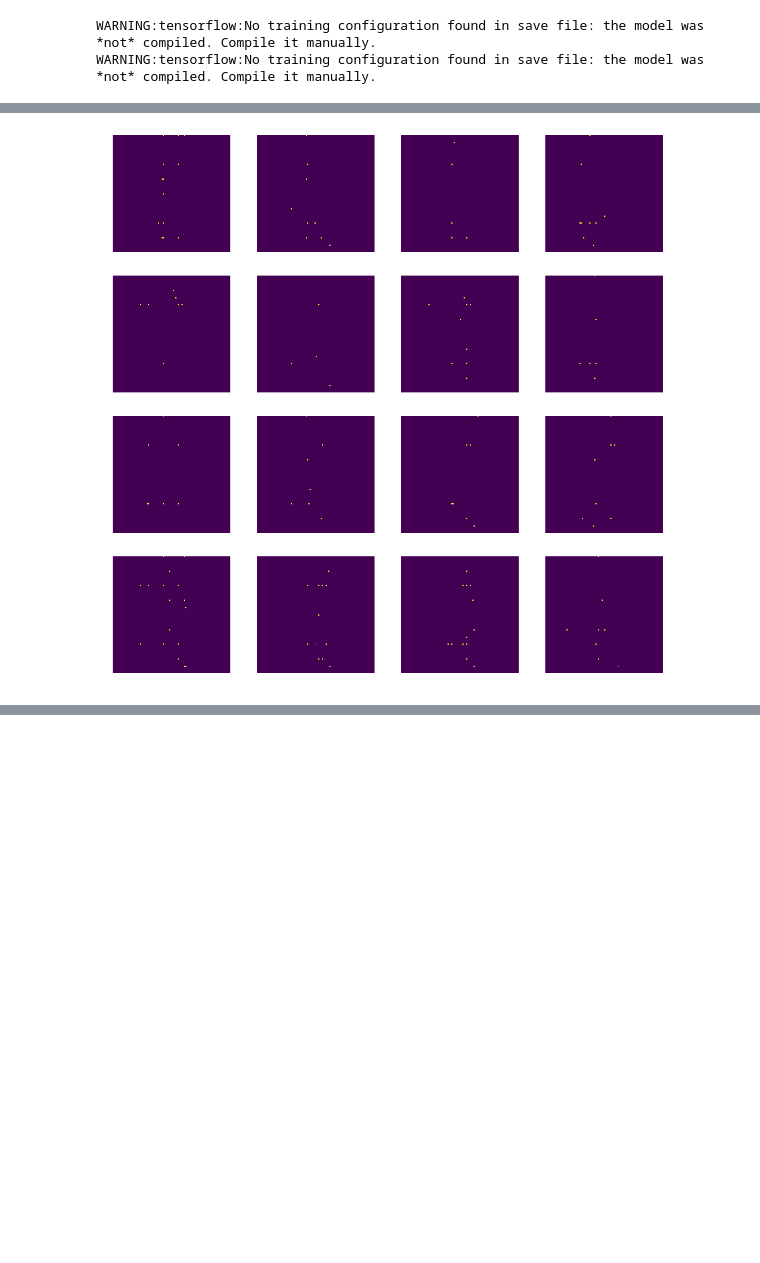
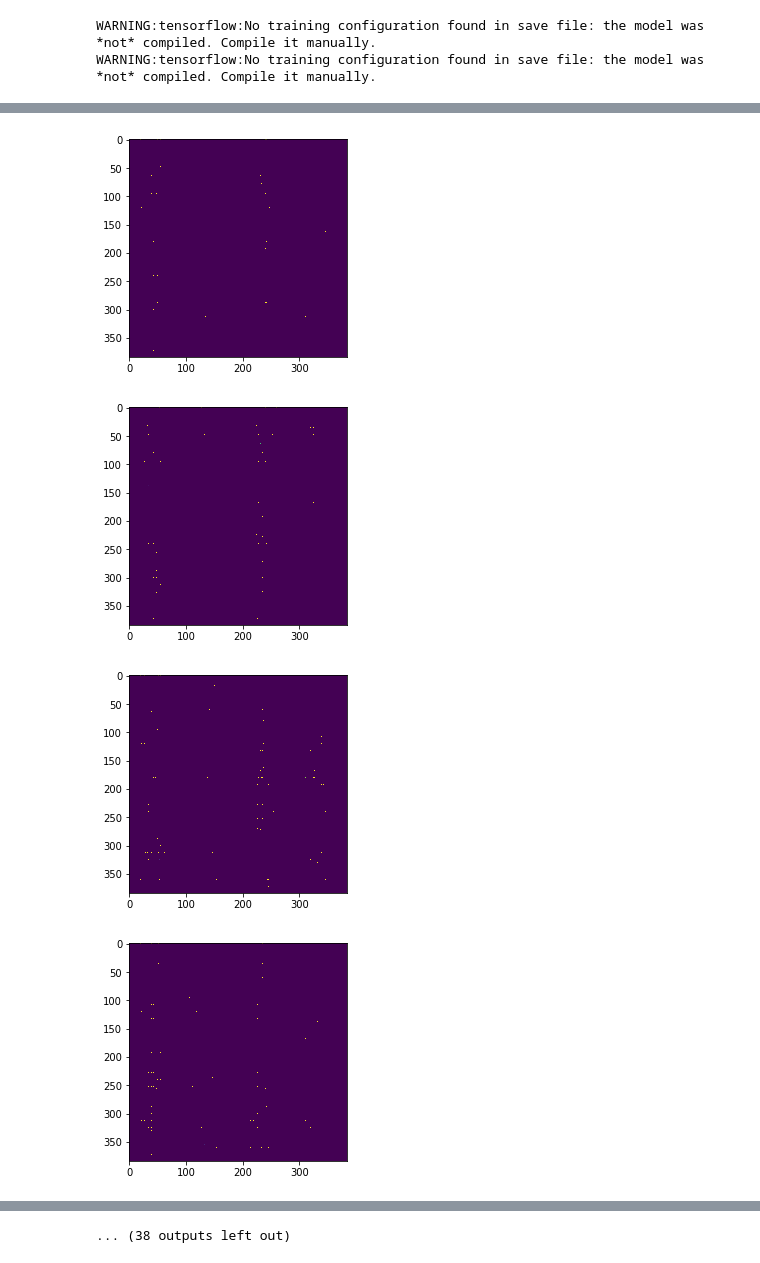
Before and after one commit to yessenbayev/MusicComposer, a Jupyter notebook: test.ipynb, the cells around one changed output, grey strips where cells are left out. Drawn from its saved outputs; the diff is of its cells as text; code cells hidden in the pictures; blank space fills up the shorter version.

```diff
--- a/test.ipynb
+++ b/test.ipynb
@@ -9,12 +9,16 @@ from tensorflow import keras
 from DataGenerator import MidiDataGenerator
 # %%
 def display_samples(sample):
-    plt.figure(figsize=(16,16))
-    for k in range(16):
-        plt.subplot(4,4,k+1)
-        plt.imshow(sample[k])
-        plt.axis('off')
+#     plt.figure(figsize=(16,16))
+#     for k in range(16):
+#         plt.subplot(4,4,k+1)
+#         plt.imshow(sample[k])
+#         plt.axis('off')
+    img = np.vstack([
+        np.hstack(sample[4*k:4*k+4]) for k in range(4)
+    ])
 
+    plt.imshow(img)
     plt.show()
 # %%
 encoders, decoders = [], []
@@ -47,8 +54,8 @@ for enc, denc in zip(encoders, decoders):
 # %%
-idx = 1
+idx = 3
 
-encorder = keras.models.load_model(encoders[idx])
-decorder = keras.models.load_model(decoders[idx])
+encoder = keras.models.load_model(encoders[idx])
+decoder = keras.models.load_model(decoders[idx])
 
 
 encorder.compile(
@@ -70,0 +114,9 @@ WARNING:tensorflow:No training configuration found in save file: the model was *
+# %%
+# pcs = np.random.normal(loc=0, scale=5.0, size=(1,120))
+# pcs = encoder.predict(X[6:7])
+
+plt.plot(np.arange(120), pcs[0])
+plt.show()
+
+res = decoder.predict(pcs)
+display_samples(res[0])
@@ -71,6 +128,12 @@ WARNING:tensorflow:No training configuration found in save file: the model was *
 # %%
-pcs = np.random.normal(loc=0, scale=200.0, size=(1,120))
-res = decorder.predict(pcs)
-display_samples(res[0])
+for trial in range(50):
+    pcs = np.random.normal(loc=0.0, scale=200.0, size=(1,120))
+    res = decorder.predict(pcs)
+    display_samples(res[0])
+
+    md.samples_to_midi(res[0], 'test_%d.mid'%(trial), thresh=0.5)
 # %% [output]
-[figure, old version]
+[figure, new version]
+[figure, added]
+[figure, added]
+[figure, added]
@@ -76,0 +148 @@ display_samples(res[0])
+... (38 outputs left out)
```
Also changed, not shown: parts of 9 cells of this notebook, 9 other files.
